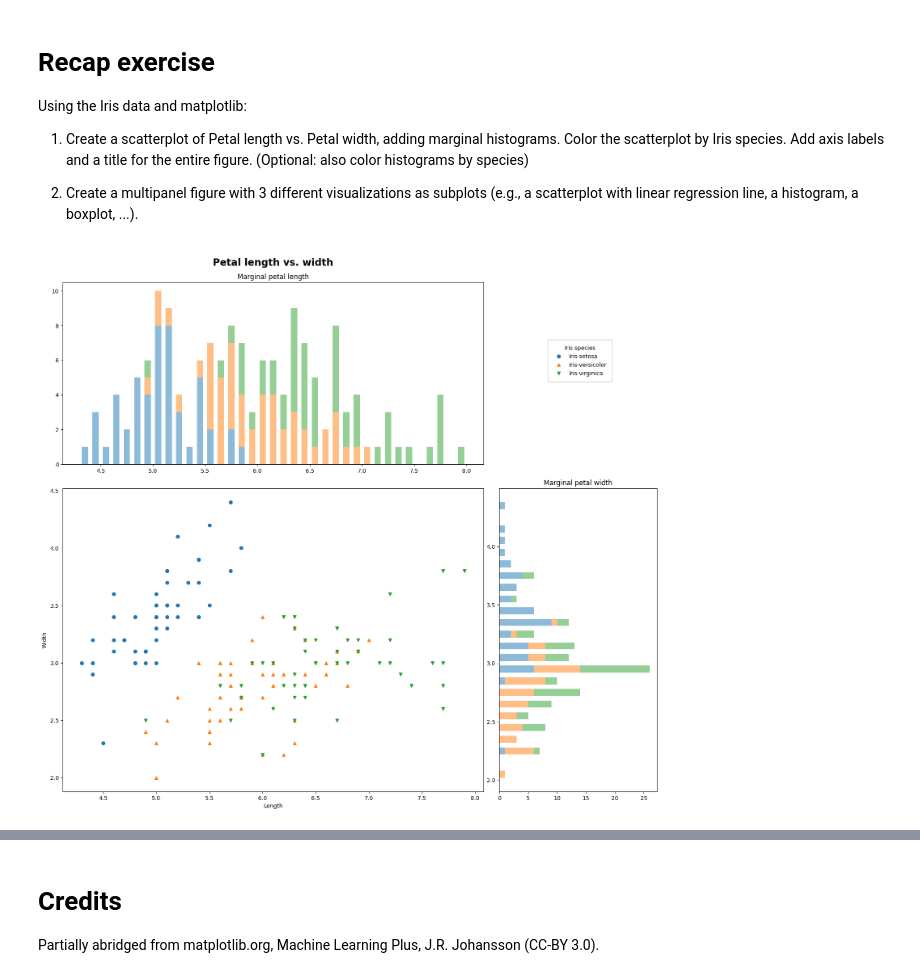
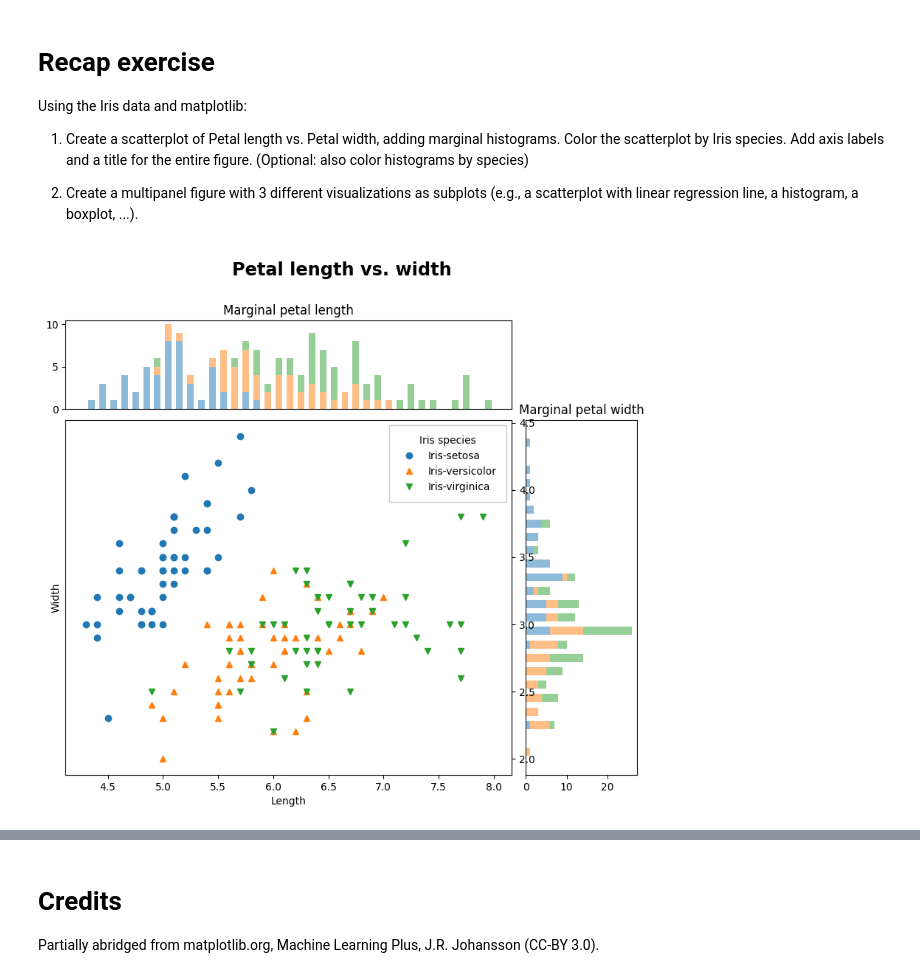
Before and after one commit to najirod02/Dataviz, a Jupyter notebook: lab/Lab05.ipynb, the cells around one changed output, grey strips where cells are left out. Cells and saved outputs as stored; diff of their text form; code cells hidden in the pictures.

```diff
--- a/lab/Lab05.ipynb
+++ b/lab/Lab05.ipynb
@@ -1098,18 +1098,23 @@ species_lists = []
 for _, group in iris_grouped:
     species_lists.append(group)
 
-# for each specie, use a different symbol
-fig = plt.figure(figsize=(13,15))
+# for each species, use a different symbol
+fig = plt.figure(figsize=(10,8))
+gs = gridspec.GridSpec(2, 2, width_ratios=[4, 1], height_ratios=[1, 4],
+                       wspace=0.05, hspace=0.05)
 
-scatter = fig.add_axes([0.1, 0.1, 0.8, 0.5])
+# Create axes
+ax_histx = plt.subplot(gs[0, 0])  # top histogram
+ax_histy = plt.subplot(gs[1, 1])  # right histogram
+ax_scatter = plt.subplot(gs[1, 0], sharex=ax_histx, sharey=ax_histy)  # main scatter
 
 symbols = ['o', '^', 'v']
 
 for i in range(len(species_lists)):
-    scatter.plot(species_lists[i]['Sepal_Length'], species_lists[i]['Sepal_Width'], symbols[i], label=species_lists[i]['Species'].iloc[0])
+    ax_scatter.plot(species_lists[i]['Sepal_Length'], species_lists[i]['Sepal_Width'], symbols[i], label=species_lists[i]['Species'].iloc[0])
 
-scatter.set_xlabel("Length")
-scatter.set_ylabel("Width")
+ax_scatter.set_xlabel("Length")
+ax_scatter.set_ylabel("Width")
 
 # compute the correct bin size for the histogram by taking the range of value
 # and dividing equally each unit by 10 as the measures are done to the first decimal value
@@ -1117,45 +1122,44 @@ min_value = iris['Sepal_Length'].min()
 max_value = iris['Sepal_Length'].max()
 bins = np.arange(min_value, np.ceil(max_value) + 0.1, 0.1)
 
-marginal_length = fig.add_axes([0.1, 0.64, 0.8, 0.3])
 data = []
 for i in range(len(species_lists)):
     data.append(species_lists[i]['Sepal_Length'])
-marginal_length.hist(data, alpha=.5, rwidth=.6, bins=bins, histtype='bar', stacked=True)
-#marginal_length.tick_params(axis='x', bottom=False, labelbottom=False)
-marginal_length.set_title("Marginal petal length")
+
+ax_histx.hist(data, alpha=.5, rwidth=.6, bins=bins, histtype='bar', stacked=True)
+ax_histx.tick_params(axis='x', bottom=False, labelbottom=False)
+ax_histx.set_title("Marginal petal length")
 
 # compute the correct bin size for the histogram by taking the range of value
 # and dividing equally each unit by 10 as the measures are done to the first decimal value
 min_value = iris['Sepal_Width'].min()
 max_value = iris['Sepal_Width'].max()
 bins = np.arange(min_value, max_value, 0.1)
 data = []
 
-marginal_width = fig.add_axes([0.93, 0.1, 0.3, 0.5])
 for i in range(len(species_lists)):
     data.append(species_lists[i]['Sepal_Width'])
-marginal_width.hist(data, alpha=.5, rwidth=.6, orientation='horizontal', bins=bins, histtype='bar', stacked=True)
-#marginal_width.tick_params(axis='y', left=False, labelleft=False)
-marginal_width.set_title("Marginal petal width")
 
-fig.legend(
+ax_histy.hist(data, alpha=.5, rwidth=.6, orientation='horizontal', bins=bins, histtype='bar', stacked=True)
+ax_histy.tick_params(axis='y', left=False, labelleft=False)
+ax_histy.set_title("Marginal petal width")
+
+plt.legend(
     title="Iris species",
     loc="upper right",
     ncols=1,
     frameon=True,
     framealpha=1,
     borderpad=1,
-    bbox_to_anchor=[0.65, 0.35, 0.5, 0.5]
 )
 
 fig.suptitle("Petal length vs. width",
              fontsize='xx-large',
              fontweight='bold'
 )
 
 plt.show()
 # %% [output]
-[figure, old version]
+[figure, new version]
 # %%
 # point 2
```
Also changed, not shown: parts of 1 cell of this notebook, 3 other files.
